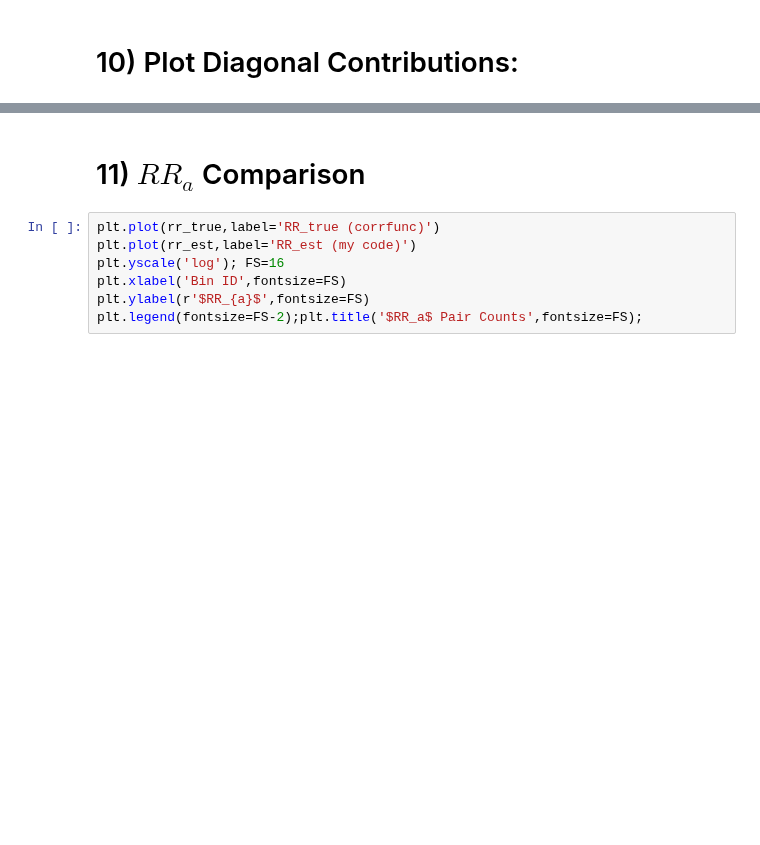
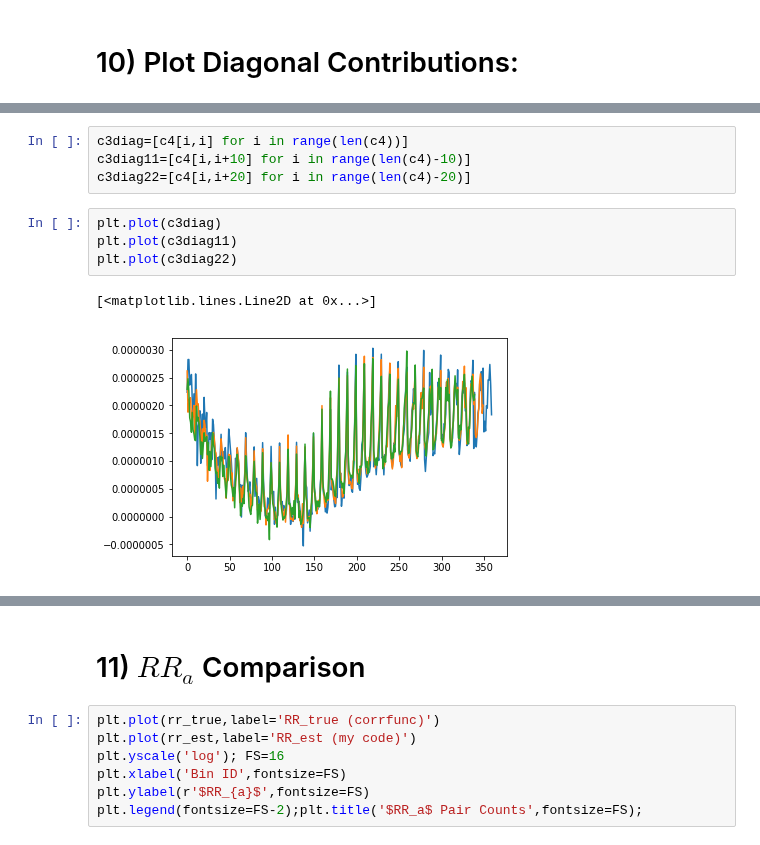
Before and after one commit to oliverphilcox/RascalC, a Jupyter notebook: jupyter/BOSS DR12 Results-v7.ipynb, the cells around one changed output, grey strips where cells are left out. Cells and saved outputs as stored; diff of their text form; blank space fills up the shorter version.

```diff
--- a/jupyter/BOSS DR12 Results-v7.ipynb
+++ b/jupyter/BOSS DR12 Results-v7.ipynb
@@ -403,3 +404,14 @@ plt.matshow(mat,vmax=np.percentile(mat.ravel(),99))
+# %%
+c3diag=[c4[i,i] for i in range(len(c4))]
+c3diag11=[c4[i,i+10] for i in range(len(c4)-10)]
+c3diag22=[c4[i,i+20] for i in range(len(c4)-20)]
+# %%
+plt.plot(c3diag)
+plt.plot(c3diag11)
+plt.plot(c3diag22)
+# %% [output]
+[<matplotlib.lines.Line2D at 0x...>]
+[figure, added]
 # %%
 plt.plot(np.diag(c2),label=r'$C_2$')
 plt.plot(np.diag(c3),label=r'$C_3$')
```
Also changed, not shown: parts of 30 cells of this notebook, 3 other files.
